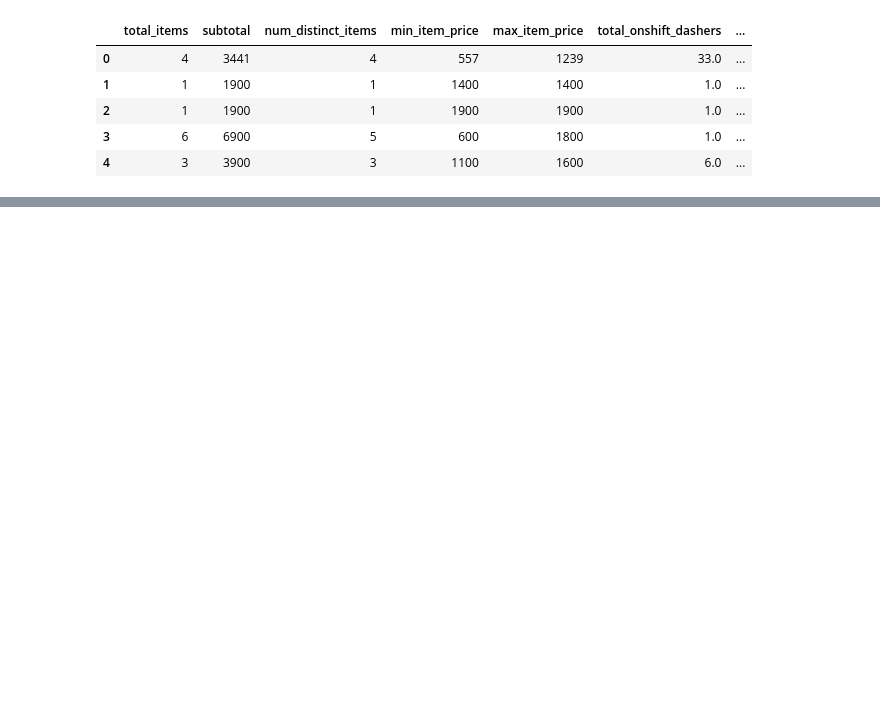
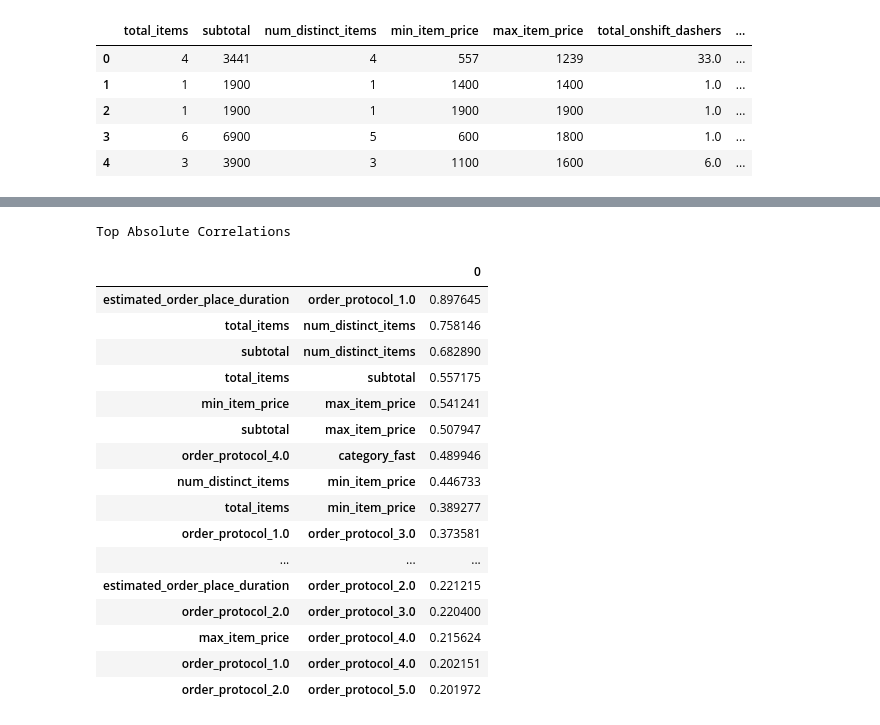
Before and after one commit to shailesh097/delivery_duration_prediction, a Jupyter notebook: delivery_duration.ipynb, the cells around one changed output, grey strips where cells are left out. Drawn from its saved outputs; the diff is of its cells as text; code cells hidden in the pictures; blank space fills up the shorter version.

```diff
--- a/delivery_duration.ipynb
+++ b/delivery_duration.ipynb
@@ -390,0 +401,34 @@ train_df.head()
+# %%
+num_cols = train_df.select_dtypes(include=['number', 'bool']).columns
+timedelta_cols = train_df.select_dtypes(include=['timedelta']).columns
+cols_to_convert = num_cols.difference(timedelta_cols).difference(['actual_total_delivery_duration'])
+train_df[cols_to_convert] = train_df[cols_to_convert].astype('float32')
+# %%
+#convert actual_total_delivery_duration to float32
+train_df['actual_total_delivery_duration'] = train_df['actual_total_delivery_duration'].astype('float32')
+
+#replace infinite values with nan to drop all nans
+train_df.replace([-np.inf, np.inf], np.nan, inplace=True)
+train_df.dropna(inplace=True)
+# %%
+print("Top Absolute Correlations")
+pd.DataFrame(get_top_abs_correlations(train_df, 20))
+# %% [output]
+Top Absolute Correlations
+|  |  | 0 |
+| estimated_order_place_duration | order_protocol_1.0 | 0.897645 |
+| total_items | num_distinct_items | 0.758146 |
+| subtotal | num_distinct_items | 0.682890 |
+| total_items | subtotal | 0.557175 |
+| min_item_price | max_item_price | 0.541241 |
+| subtotal | max_item_price | 0.507947 |
+| order_protocol_4.0 | category_fast | 0.489946 |
+| num_distinct_items | min_item_price | 0.446733 |
+| total_items | min_item_price | 0.389277 |
+| order_protocol_1.0 | order_protocol_3.0 | 0.373581 |
+| ... | ... | ... |
+| estimated_order_place_duration | order_protocol_2.0 | 0.221215 |
+| order_protocol_2.0 | order_protocol_3.0 | 0.220400 |
+| max_item_price | order_protocol_4.0 | 0.215624 |
+| order_protocol_1.0 | order_protocol_4.0 | 0.202151 |
+| order_protocol_2.0 | order_protocol_5.0 | 0.201972 |
```
Also changed, not shown: parts of 10 cells of this notebook.
